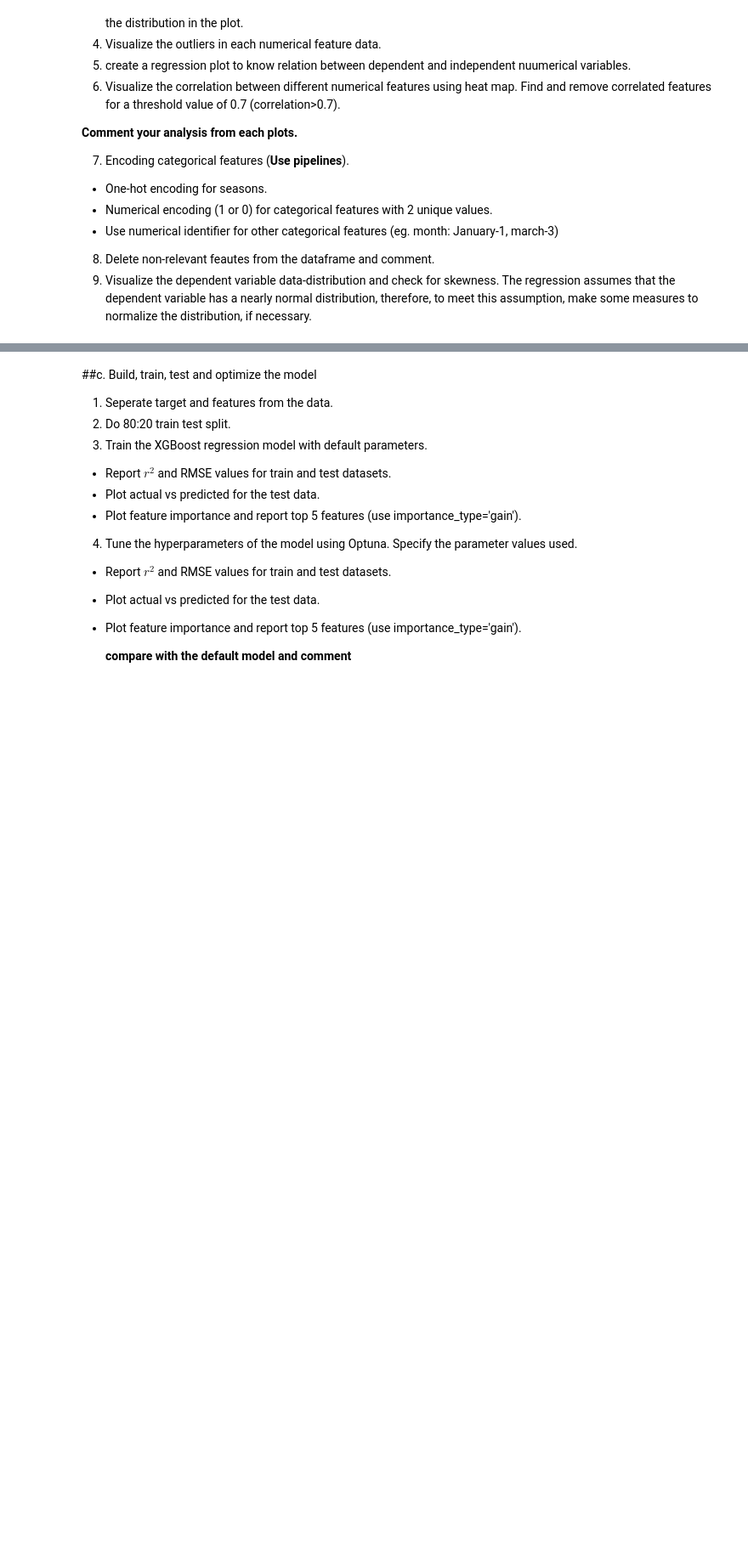
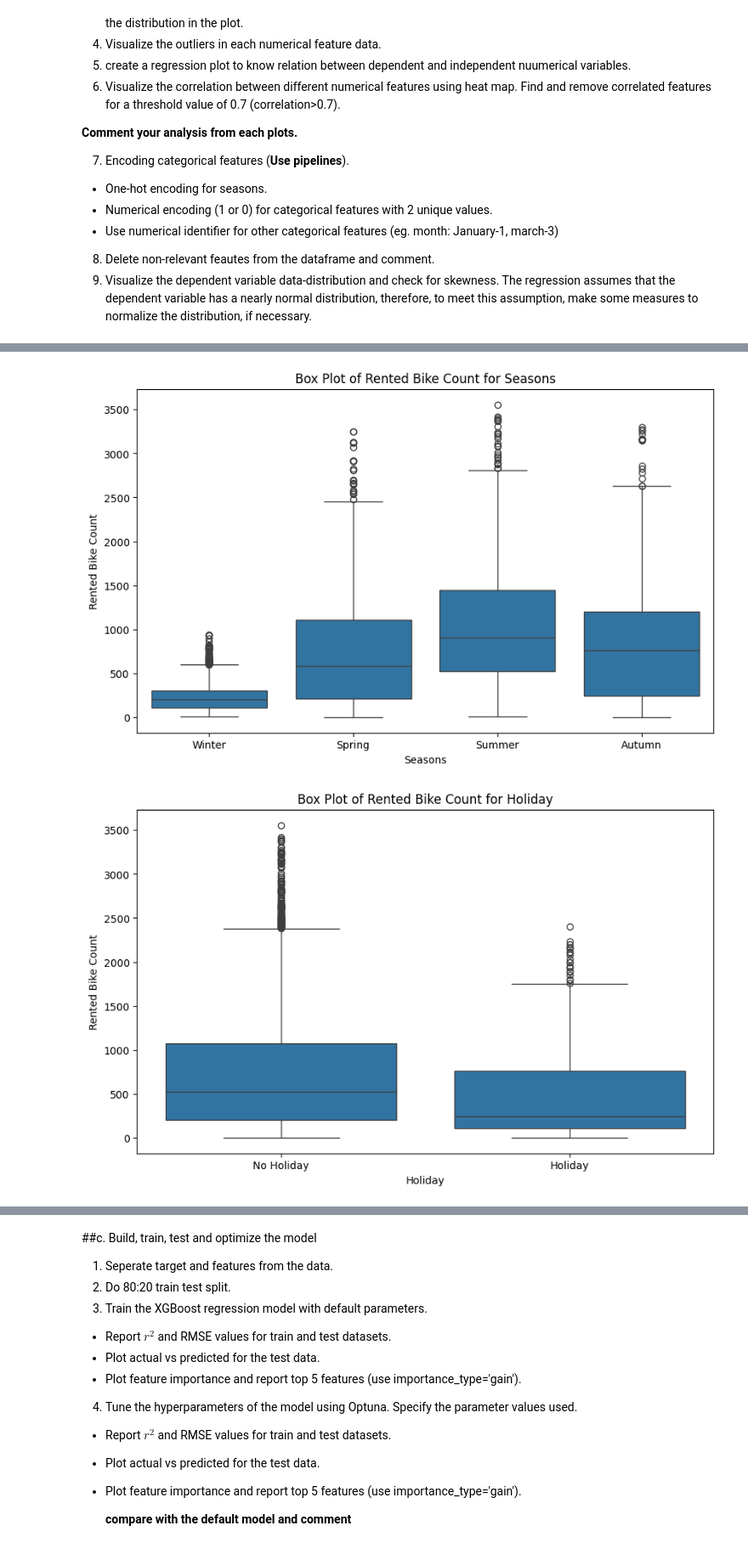
Before and after one commit to blackscreen-whitetext/AIDS, a Jupyter notebook: UMC301_Assignment_1b.ipynb, the cells around one changed output, grey strips where cells are left out. Shown: that part at 85% size. Saved outputs shown, nothing was run; the diff lists cells and outputs as text; code cells hidden in the pictures; blank space fills up the shorter version.

```diff
--- a/UMC301_Assignment_1b.ipynb
+++ b/UMC301_Assignment_1b.ipynb
@@ -84,0 +144,16 @@ data.head()
+# %%
+import seaborn as sns
+
+import matplotlib.pyplot as plt
+
+# Iterate over the categorical features
+for feature in categorical_features:
+    if feature != 'Hour':
+        # Create a box plot for each unique value of the feature
+        plt.figure(figsize=(10, 6))
+        sns.boxplot(x=feature, y='Rented Bike Count', data=data)
+        plt.title(f'Box Plot of Rented Bike Count for {feature}')
+        plt.show()
+# %% [output]
+[figure, added]
+[figure, added]
```
Also changed, not shown: parts of 5 cells of this notebook, 1 other file.
